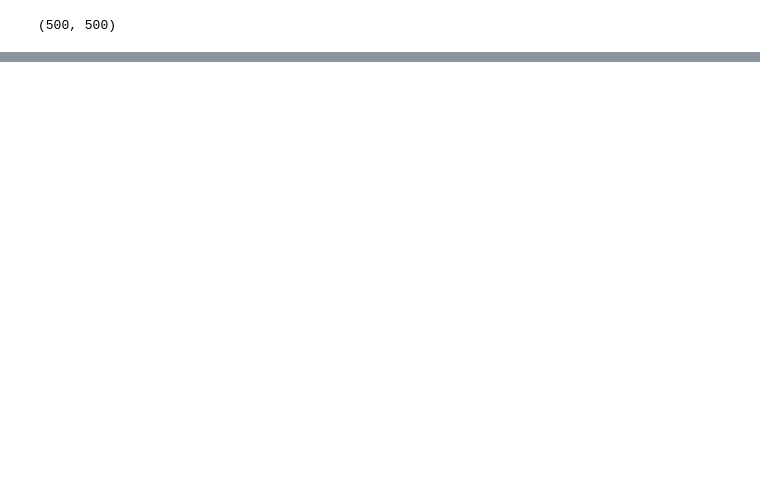
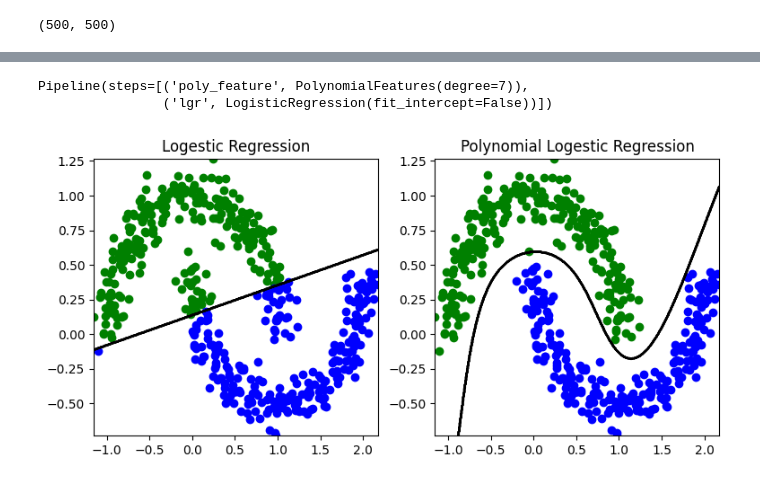
Before and after one commit to MBAhmadi/New-ML, a Jupyter notebook: 3-1.ipynb, the cells around one changed output, grey strips where cells are left out. Cells and saved outputs as stored; diff of their text form; code cells hidden in the pictures; blank space fills up the shorter version.

```diff
--- a/3-1.ipynb
+++ b/3-1.ipynb
@@ -46,0 +81,34 @@ plt.scatter(X[y_pred==1, 0], X[y_pred==1, 1], c='blue');
+# %%
+steps = [('poly_feature', PolynomialFeatures(degree=7)),
+         ('lgr', LogisticRegression(fit_intercept=False))]
+poly_lgr = Pipeline(steps=steps)
+poly_lgr.fit(X, Y)
+# %% [output]
+Pipeline(steps=[('poly_feature', PolynomialFeatures(degree=7)),
+                ('lgr', LogisticRegression(fit_intercept=False))])
+# %%
+x1_min, x1_max = X[:, 0].min(), X[:, 0].max()
+x2_min, x2_max = X[:, 1].min(), X[:, 1].max()
+# %%
+xx, yy = np.meshgrid(np.linspace(x1_min, x1_max, 500),
+            np.linspace(x2_min, x2_max, 500))
+# %%
+x_input = np.c_[xx.reshape(-1), yy.reshape(-1)]
+# %%
+plt.figure(figsize=(9, 4))
+
+plt.subplot(121)
+plt.title('Logestic Regression')
+plt.contour(xx, yy , lgr.predict(X=x_input).reshape(500, 500), colors='k')
+y_pred = lgr.predict(X=X)
+plt.scatter(X[y_pred==0, 0], X[y_pred==0, 1], c='green')
+plt.scatter(X[y_pred==1, 0], X[y_pred==1, 1], c='blue');
+
+plt.subplot(122)
+plt.title('Polynomial Logestic Regression')
+plt.contour(xx, yy , poly_lgr.predict(X=x_input).reshape(500, 500), colors='k')
+y_pred = poly_lgr.predict(X=X)
+plt.scatter(X[y_pred==0, 0], X[y_pred==0, 1], c='green')
+plt.scatter(X[y_pred==1, 0], X[y_pred==1, 1], c='blue');
+# %% [output]
+[figure, added]
```
Also changed, not shown: parts of 7 cells of this notebook.
